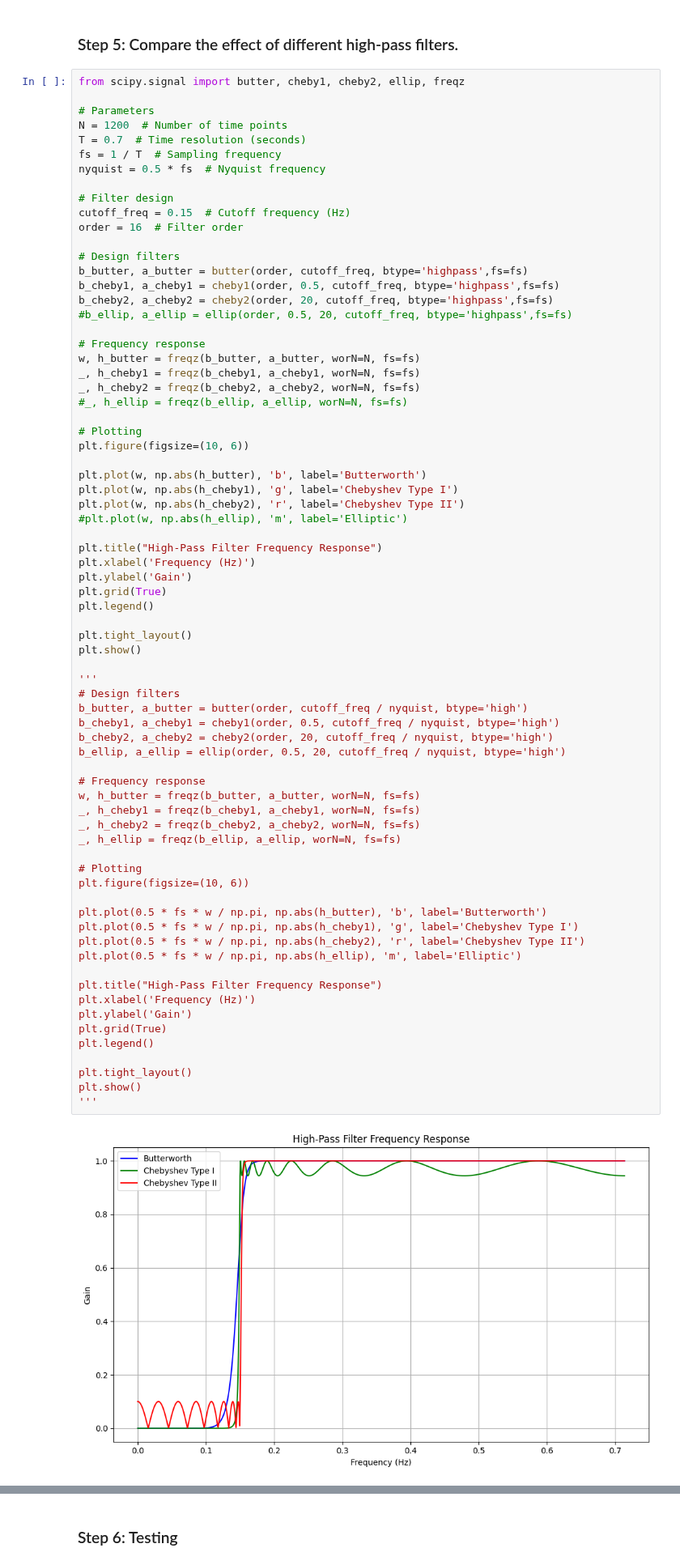
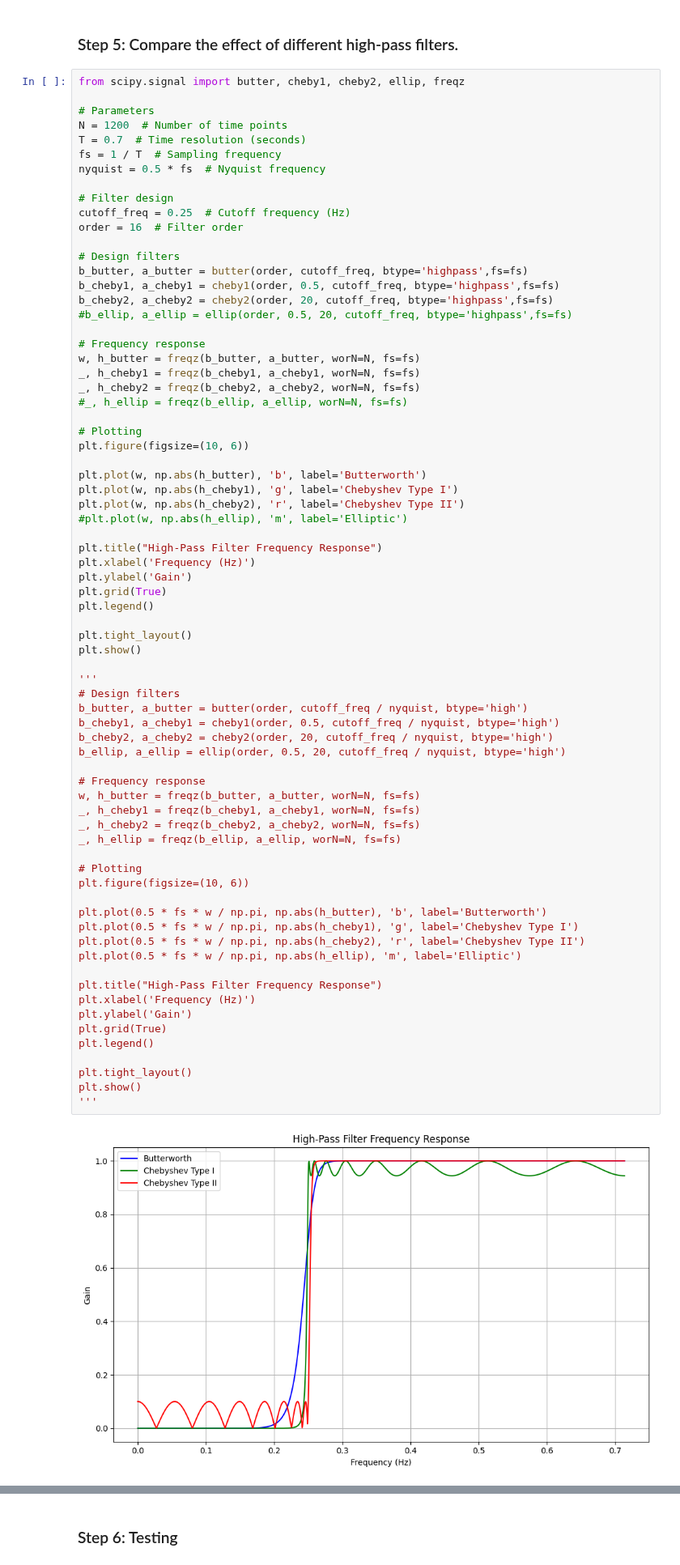
Before and after one commit to OHBA-analysis/osl-dynamics, a Jupyter notebook: high_pass_filter.ipynb, the cells around one changed output, grey strips where cells are left out. Shown at 81% size. Saved outputs shown, nothing was run; the diff lists cells and outputs as text.

```diff
--- a/high_pass_filter.ipynb
+++ b/high_pass_filter.ipynb
@@ -102,7 +102,7 @@ fs = 1 / T  # Sampling frequency
 nyquist = 0.5 * fs  # Nyquist frequency
 
 # Filter design
-cutoff_freq = 0.15  # Cutoff frequency (Hz)
+cutoff_freq = 0.25  # Cutoff frequency (Hz)
 order = 16  # Filter order
 
 # Design filters
@@ -138,34 +138,34 @@ plt.show()
 # Design filters
 b_butter, a_butter = butter(order, cutoff_freq / nyquist, btype='high')
 b_cheby1, a_cheby1 = cheby1(order, 0.5, cutoff_freq / nyquist, btype='high')
 b_cheby2, a_cheby2 = cheby2(order, 20, cutoff_freq / nyquist, btype='high')
 b_ellip, a_ellip = ellip(order, 0.5, 20, cutoff_freq / nyquist, btype='high')
 
 # Frequency response
 w, h_butter = freqz(b_butter, a_butter, worN=N, fs=fs)
 _, h_cheby1 = freqz(b_cheby1, a_cheby1, worN=N, fs=fs)
 _, h_cheby2 = freqz(b_cheby2, a_cheby2, worN=N, fs=fs)
 _, h_ellip = freqz(b_ellip, a_ellip, worN=N, fs=fs)
 
 # Plotting
 plt.figure(figsize=(10, 6))
 
 plt.plot(0.5 * fs * w / np.pi, np.abs(h_butter), 'b', label='Butterworth')
 plt.plot(0.5 * fs * w / np.pi, np.abs(h_cheby1), 'g', label='Chebyshev Type I')
 plt.plot(0.5 * fs * w / np.pi, np.abs(h_cheby2), 'r', label='Chebyshev Type II')
 plt.plot(0.5 * fs * w / np.pi, np.abs(h_ellip), 'm', label='Elliptic')
 
 plt.title("High-Pass Filter Frequency Response")
 plt.xlabel('Frequency (Hz)')
 plt.ylabel('Gain')
 plt.grid(True)
 plt.legend()
 
 plt.tight_layout()
 plt.show()
 '''
 # %% [output]
-[figure, old version]
+[figure, new version]
 '\n# Design filters\nb_butter, a_butter = butter(order, cutoff_freq / nyquist, btype=\'high\')\nb_cheby1, a_cheby1 = cheby1(order, 0.5, cutoff_freq / nyquist, btype=\'high\')\nb_cheby2, a_cheby2 = che ...
 # %% [markdown]
 ### Step 6: Testing
```
Also changed, not shown: parts of 4 cells of this notebook, 1 other file.
